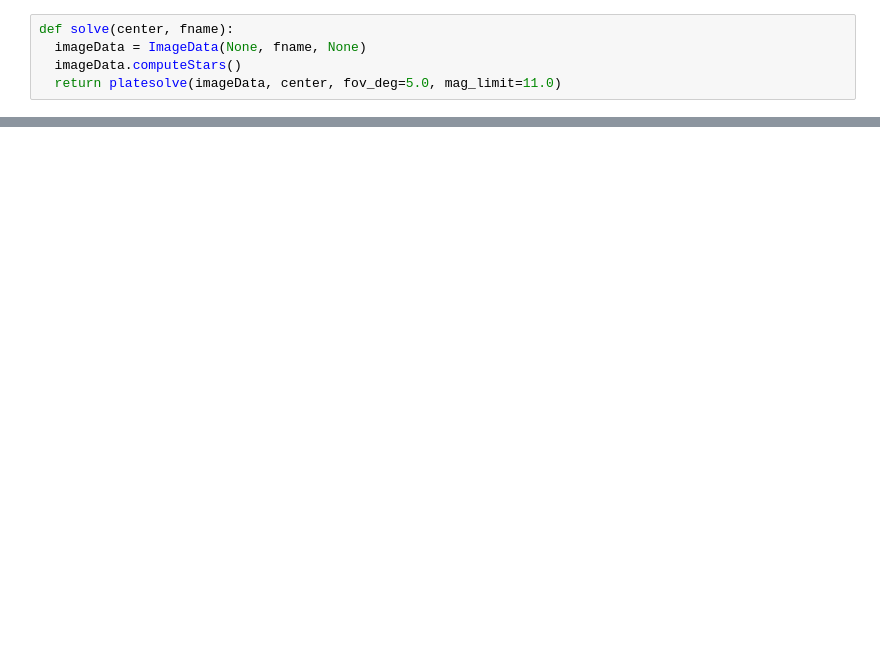
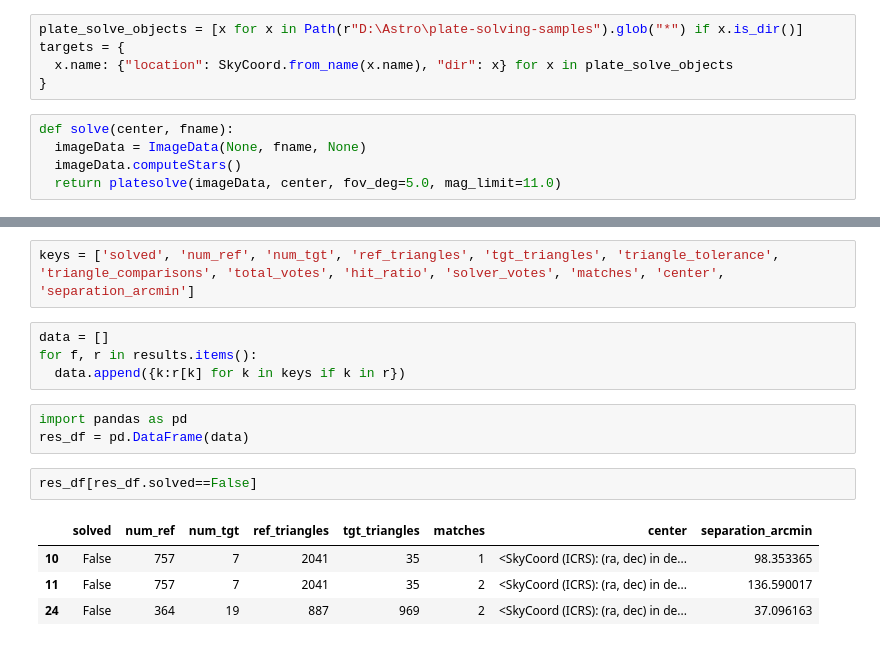
Before and after one commit to cygnus77/astrocam, a Jupyter notebook: refine_location4.ipynb, the cells around one changed output, grey strips where cells are left out. Saved outputs shown, nothing was run; the diff lists cells and outputs as text; blank space fills up the shorter version.

```diff
--- a/refine_location4.ipynb
+++ b/refine_location4.ipynb
@@ -51,3 +34,8 @@ targets = {
+# %%
+plate_solve_objects = [x for x in Path(r"D:\Astro\plate-solving-samples").glob("*") if x.is_dir()]
+targets = {
+  x.name: {"location": SkyCoord.from_name(x.name), "dir": x} for x in plate_solve_objects
+}
 # %%
 def solve(center, fname):
   imageData = ImageData(None, fname, None)
@@ -88,0 +96,16 @@ for i, (k,v) in enumerate(results.items()):
+# %%
+keys = ['solved', 'num_ref', 'num_tgt', 'ref_triangles', 'tgt_triangles', 'triangle_tolerance', 'triangle_comparisons', 'total_votes', 'hit_ratio', 'solver_votes', 'matches', 'center', 'separation_arcmin']
+# %%
+data = []
+for f, r in results.items():
+  data.append({k:r[k] for k in keys if k in r})
+# %%
+import pandas as pd
+res_df = pd.DataFrame(data)
+# %%
+res_df[res_df.solved==False]
+# %% [output]
+|  | solved | num_ref | num_tgt | ref_triangles | tgt_triangles | matches | center | separation_arcmin |
+| 10 | False | 757 | 7 | 2041 | 35 | 1 | <SkyCoord (ICRS): (ra, dec) in de... | 98.353365 |
+| 11 | False | 757 | 7 | 2041 | 35 | 2 | <SkyCoord (ICRS): (ra, dec) in de... | 136.590017 |
+| 24 | False | 364 | 19 | 887 | 969 | 2 | <SkyCoord (ICRS): (ra, dec) in de... | 37.096163 |
```
Also changed, not shown: parts of 6 cells of this notebook, 2 other files.
